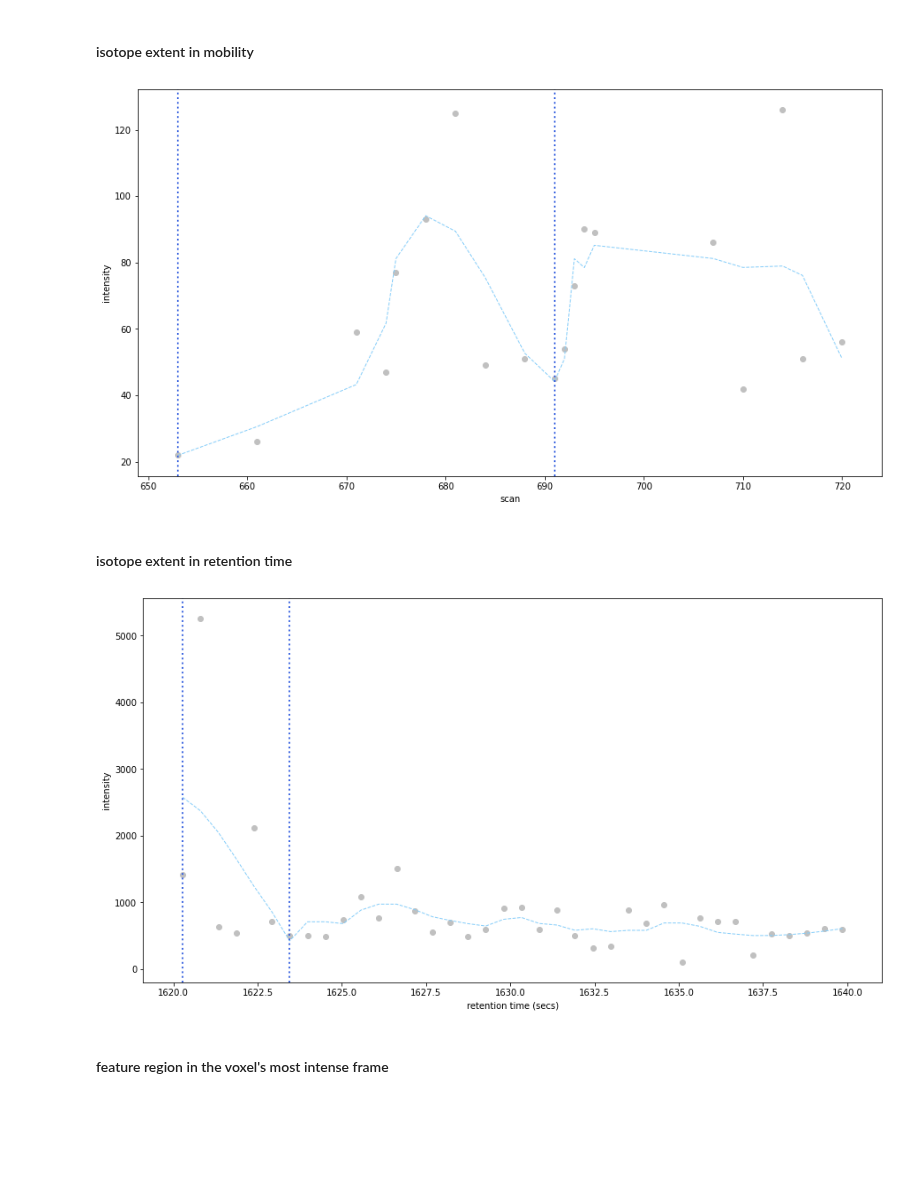
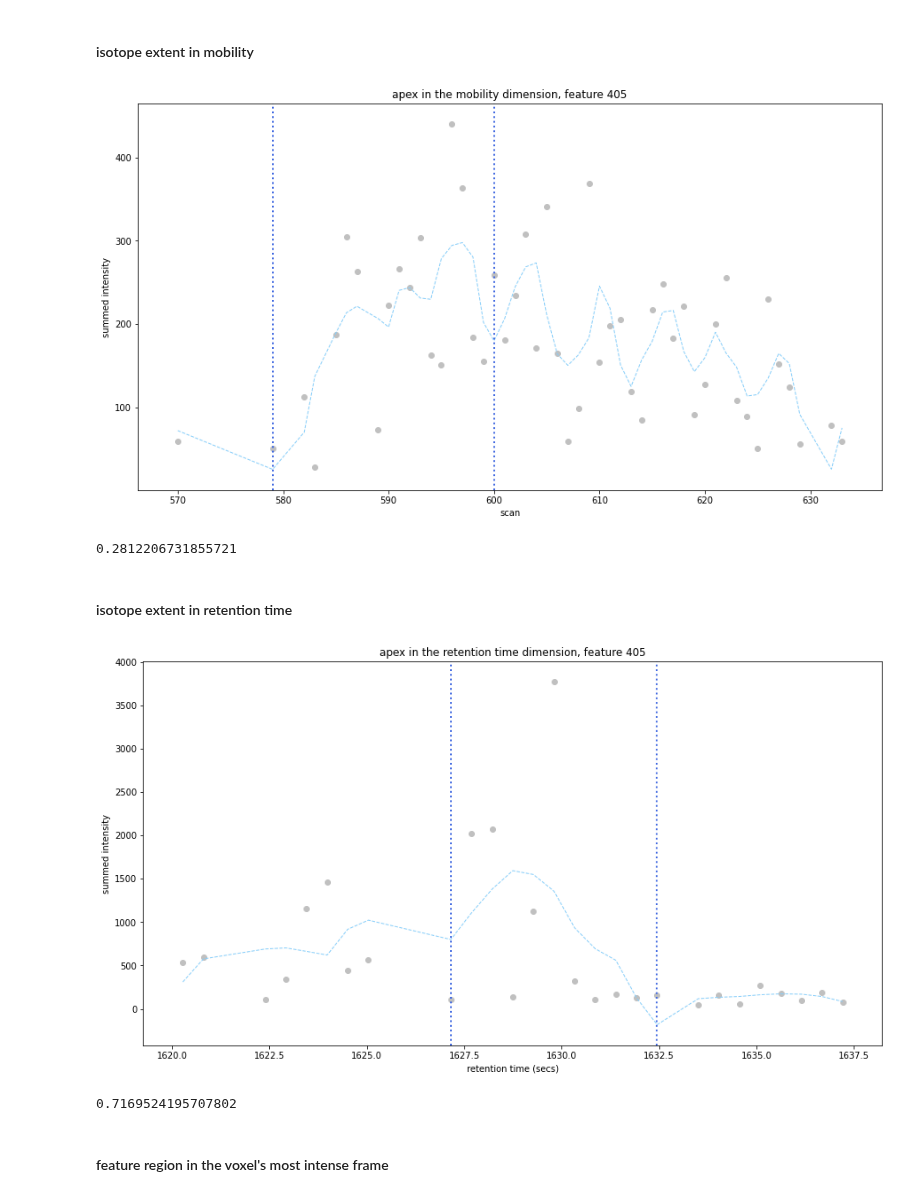
Before and after one commit to WEHI-Proteomics/tfde, a Jupyter notebook: notebooks/paper 4 - visualise construction of a 3DID feature.ipynb, the cells around one changed output. Drawn from its saved outputs; the diff is of its cells as text; code cells hidden in the pictures; blank space fills up the shorter version.

```diff
--- a/notebooks/paper 4 - visualise construction of a 3DID feature.ipynb
+++ b/notebooks/paper 4 - visualise construction of a 3DID feature.ipynb
@@ -21,7 +21,7 @@ CONVERTED_DATABASE_NAME = "{}/converted-databases/exp-{}-run-{}-converted.sqlite
 FEATURES_DIR = "{}/features-3did".format(EXPERIMENT_DIR)
 FEATURES_FILE = '{}/exp-{}-run-{}-features-3did-dedup.pkl'.format(FEATURES_DIR, EXPERIMENT_NAME, RUN_NAME)
 # %%
-d = pd.read_pickle('{}/features-3did/exp-P3856-run-P3856_YHE211_1_Slot1-1_1_5104-features-3did-dedup.pkl'.format(EXPERIMENT_DIR, EXPERIMENT_NAME, RUN_NAME))
+d = pd.read_pickle(FEATURES_FILE)
 features_df = d['features_df']
 features_df.reset_index(drop=True, inplace=True)
 # %%
@@ -40,0 +35,3 @@ selected_feature = features_df.loc[200]
+# %%
+# selected_feature = features_df.loc[200]
+selected_feature = features_df[(features_df.feature_id == 405)].iloc[0]
@@ -45,23 +63,29 @@ scan_df = pd.DataFrame(selected_feature.scan_df)
 # %%
 f, ax1 = plt.subplots()
 f.set_figheight(8)
 f.set_figwidth(15)
 
 plt.margins(0.06)
 
 # plot the flattened points
 plt.scatter(scan_df.scan, scan_df.intensity, c='silver')
 # plot the smoothed points
 plt.plot(scan_df.scan, scan_df.filtered_intensity, marker='', color='lightskyblue', linestyle='--', linewidth=1, ms=5, label='smoothed')
 
 plt.axvline(x=selected_feature.scan_lower, linestyle=':', color='royalblue', linewidth=2)
 plt.axvline(x=selected_feature.scan_upper, linestyle=':', color='royalblue', linewidth=2)
 
+plt.title('apex in the mobility dimension, feature {}'.format(selected_feature.feature_id))
+
 plt.xlabel("scan")
-plt.ylabel("intensity")
+plt.ylabel("summed intensity")
 plt.show()
 # %% [output]
-[figure, old version]
+[figure, new version]
+# %%
+measure_curve(x=scan_df.scan.to_numpy(), y=scan_df.filtered_intensity.to_numpy())
+# %% [output]
+0.2812206731855721
 # %% [markdown]
 #### isotope extent in retention time
 # %%
@@ -81,11 +105,17 @@ plt.plot(rt_df.retention_time_secs, rt_df.filtered_intensity, marker='', color='
 plt.axvline(x=selected_feature.rt_lower, linestyle=':', color='royalblue', linewidth=2)
 plt.axvline(x=selected_feature.rt_upper, linestyle=':', color='royalblue', linewidth=2)
 
+plt.title('apex in the retention time dimension, feature {}'.format(selected_feature.feature_id))
+
 plt.xlabel("retention time (secs)")
-plt.ylabel("intensity")
+plt.ylabel("summed intensity")
 plt.show()
 # %% [output]
-[figure, old version]
+[figure, new version]
+# %%
+measure_curve(x=rt_df.retention_time_secs.to_numpy(), y=rt_df.clipped_filtered_intensity.to_numpy())
+# %% [output]
+0.7169524195707802
 # %% [markdown]
 #### feature region in the voxel's most intense frame
 # %%
```
Also changed, not shown: parts of 11 cells of this notebook.
